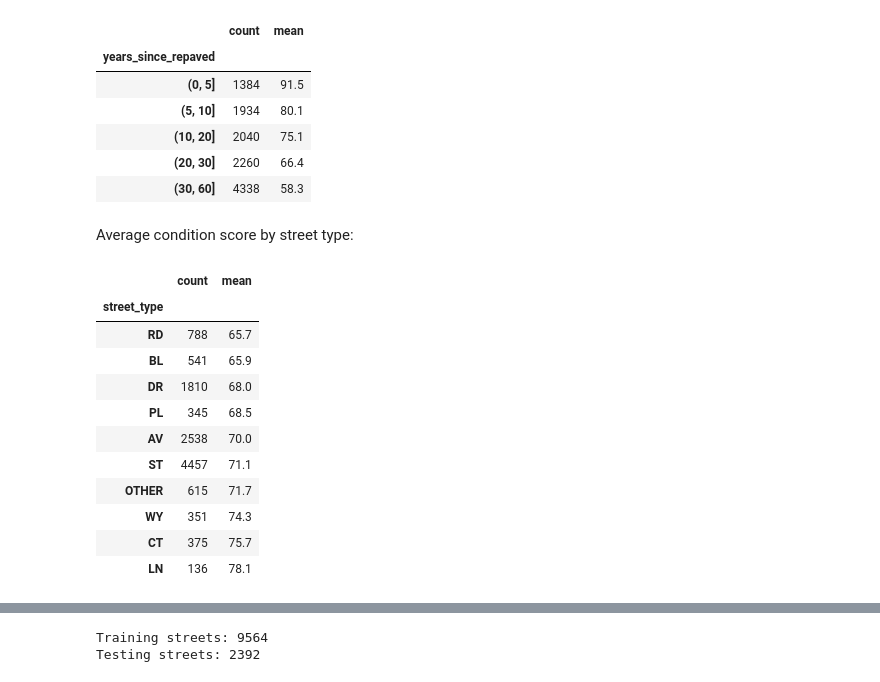
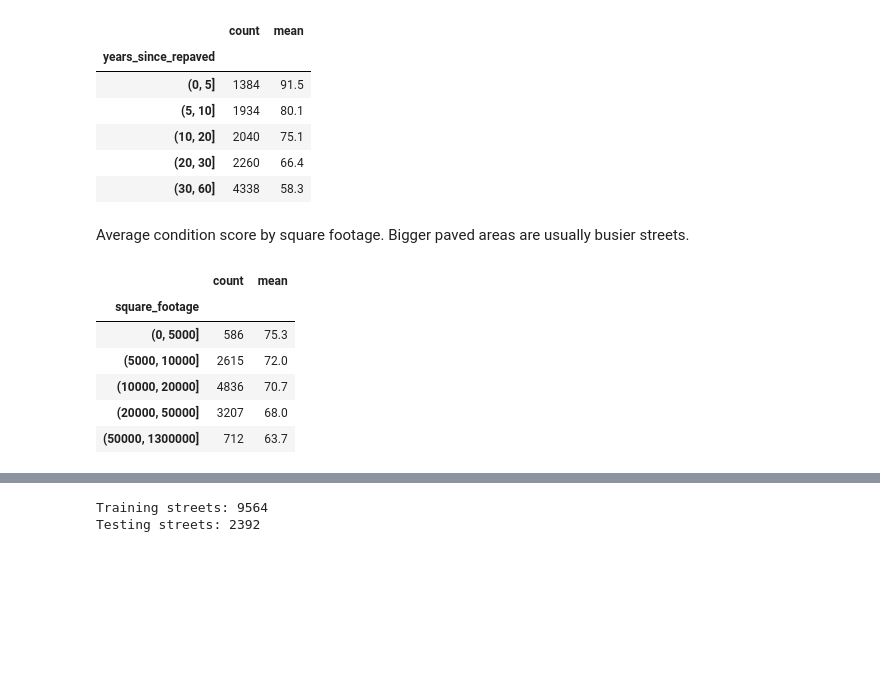
Before and after one commit to mayooo18/pavementconstruction, a Jupyter notebook: ml/pavement_condition_model.ipynb, the cells around one changed output, grey strips where cells are left out. Cells and saved outputs as stored; diff of their text form; code cells hidden in the pictures; blank space fills up the shorter version.

Commit message:
Use square footage instead of street type as the model's third input

```diff
--- a/ml/pavement_condition_model.ipynb
+++ b/ml/pavement_condition_model.ipynb
@@ -72,19 +74,16 @@ data.groupby(age_groups, observed=True)["condition_score"].agg(["count", "mean"]
 | (20, 30] | 2260 | 66.4 |
 | (30, 60] | 4338 | 58.3 |
 # %% [markdown]
-Average condition score by street type:
+Average condition score by square footage. Bigger paved areas are usually busier streets.
 # %%
-data.groupby("street_type")["condition_score"].agg(["count", "mean"]).round(1).sort_values("mean")
+size_groups = pd.cut(data["square_footage"], bins=[0, 5000, 10000, 20000, 50000, 1300000])
+
+data.groupby(size_groups, observed=True)["condition_score"].agg(["count", "mean"]).round(1)
 # %% [output]
 |  | count | mean |
-| street_type |  |  |
-| RD | 788 | 65.7 |
-| BL | 541 | 65.9 |
-| DR | 1810 | 68.0 |
-| PL | 345 | 68.5 |
-| AV | 2538 | 70.0 |
-| ST | 4457 | 71.1 |
-| OTHER | 615 | 71.7 |
-| WY | 351 | 74.3 |
-| CT | 375 | 75.7 |
-| LN | 136 | 78.1 |
+| square_footage |  |  |
+| (0, 5000] | 586 | 75.3 |
+| (5000, 10000] | 2615 | 72.0 |
+| (10000, 20000] | 4836 | 70.7 |
+| (20000, 50000] | 3207 | 68.0 |
+| (50000, 1300000] | 712 | 63.7 |
```
Also changed, not shown: parts of 20 cells of this notebook, 7 other files.
